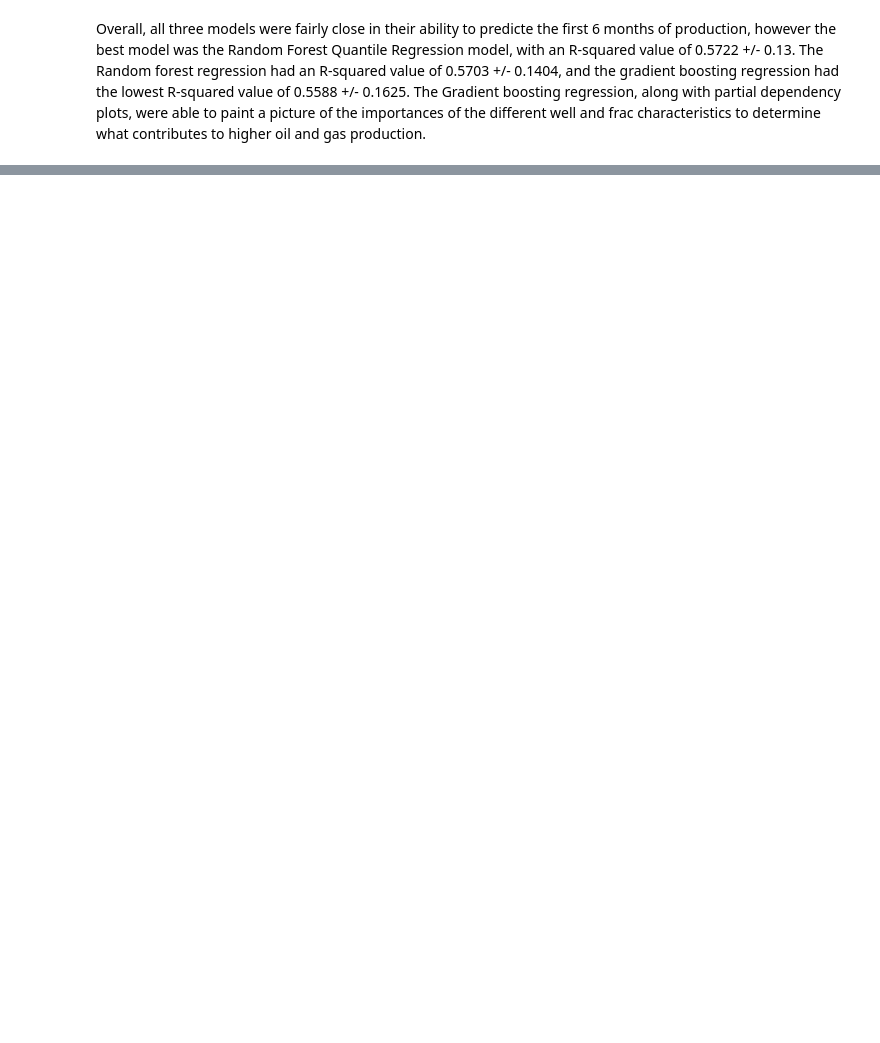
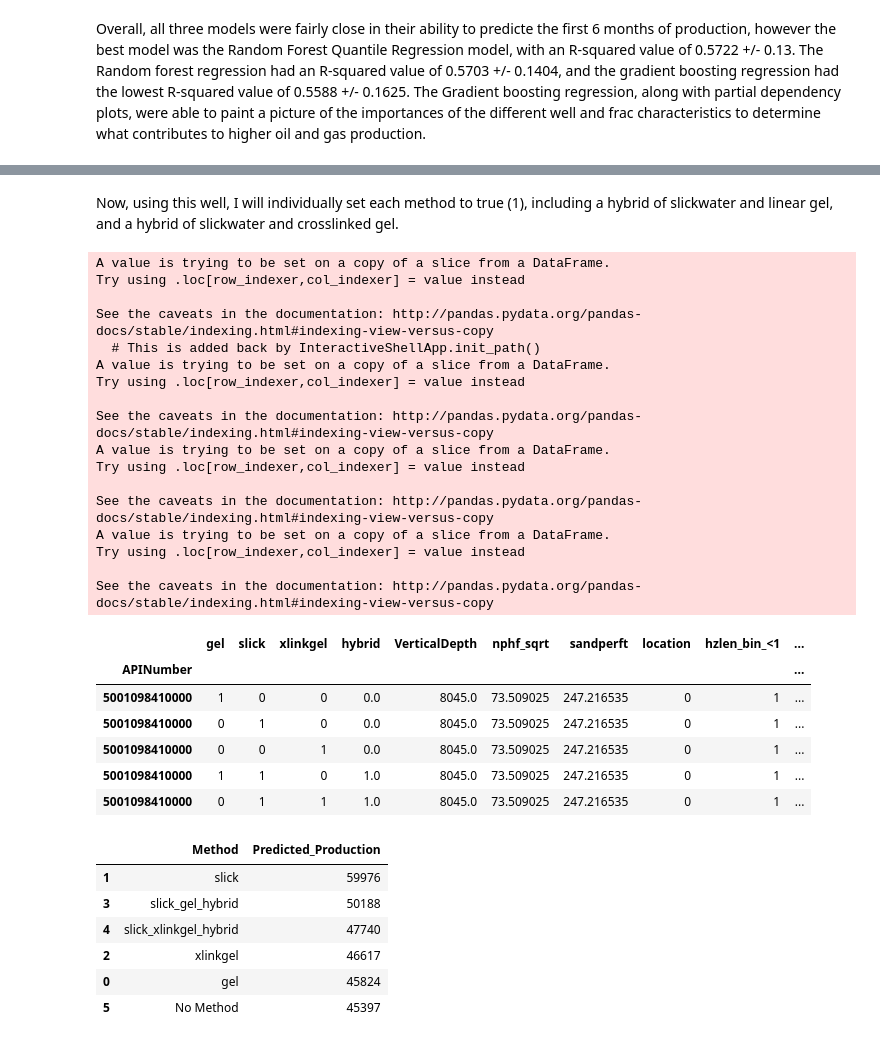
Before and after one commit to ephs08kmp/Frac_Production, a Jupyter notebook: Frac_Production_Modeling_CO.ipynb, the cells around one changed output, grey strips where cells are left out. Saved outputs shown, nothing was run; the diff lists cells and outputs as text; code cells hidden in the pictures; blank space fills up the shorter version.

```diff
--- a/Frac_Production_Modeling_CO.ipynb
+++ b/Frac_Production_Modeling_CO.ipynb
@@ -572,0 +583,76 @@ Overall, all three models were fairly close in their ability to predicte the fir
+# %% [markdown]
+Now, using this well, I will individually set each method to true (1), including a hybrid of slickwater and linear gel, and a hybrid of slickwater and crosslinked gel.
+# %%
+# Creating data frame for the proof of concept wells and a data frame to store the predicted production
+poc = pd.DataFrame()
+preds = pd.DataFrame(columns=['Method','Predicted_Production'])
+
+# Identifying all methods
+methods = ['gel','slick','xlinkgel']
+
+for method in methods:
+    well_ex = cofeats2[cofeats2.index==5001098410000]
+    # Setting each method to 1
+    well_ex[method] = 1
+    # Appending the well to the data frame
+    poc = poc.append(well_ex)
+    # Predicting the production of that method
+    pred = rfqr_grid.predict(well_ex)
+    # Appending the predicted production and method
+    preds = preds.append({'Method':method, 'Predicted_Production':int(pred)}, ignore_index=True)
+
+# Identifying the two hybrid types
+hybrids = ['gel', 'xlinkgel']
+
+for hybrid in hybrids:
+    well_ex = cofeats2[cofeats2.index==5001098410000]
+    # Setting hybrid and slick to 1 (all hybrids are a hybrid of slickwater and something else)
+    well_ex['hybrid'] = 1
+    well_ex['slick'] = 1
+    # Setting the second hybrid ingredient to 1 and appending to the data frame
+    well_ex[hybrid] = 1
+    poc = poc.append(well_ex)
+    # Predicting the production of that method
+    pred = rfqr_grid.predict(well_ex)
+    # Appending the predicted production and method
+    preds = preds.append({'Method':'slick_'+ hybrid + '_hybrid', 'Predicted_Production':int(pred)}, ignore_index=True)
+
+# Predicting based on existing no-method fracing
+well_pred = rfqr_grid.predict(well)
+preds = preds.append({'Method':'No Method', 'Predicted_Production': int(well_pred)}, ignore_index=True)
+
+display(poc)
+# Sorting predicted values
+preds.sort_values('Predicted_Production', ascending=False)
+# %% [output]
+A value is trying to be set on a copy of a slice from a DataFrame.
+Try using .loc[row_indexer,col_indexer] = value instead
+
+See the caveats in the documentation: http://pandas.pydata.org/pandas-docs/stable/indexing.html#indexing-view-versus-copy
+  # This is added back by InteractiveShellApp.init_path()
+A value is trying to be set on a copy of a slice from a DataFrame.
+Try using .loc[row_indexer,col_indexer] = value instead
+
+See the caveats in the documentation: http://pandas.pydata.org/pandas-docs/stable/indexing.html#indexing-view-versus-copy
+A value is trying to be set on a copy of a slice from a DataFrame.
+Try using .loc[row_indexer,col_indexer] = value instead
+
+See the caveats in the documentation: http://pandas.pydata.org/pandas-docs/stable/indexing.html#indexing-view-versus-copy
+A value is trying to be set on a copy of a slice from a DataFrame.
+Try using .loc[row_indexer,col_indexer] = value instead
+
+See the caveats in the documentation: http://pandas.pydata.org/pandas-docs/stable/indexing.html#indexing-view-versus-copy
+|  | gel | slick | xlinkgel | hybrid | VerticalDepth | nphf_sqrt | sandperft | location | hzlen_bin_<1 | ... |
+| APINumber |  |  |  |  |  |  |  |  |  | ... |
+| 5001098410000 | 1 | 0 | 0 | 0.0 | 8045.0 | 73.509025 | 247.216535 | 0 | 1 | ... |
+| 5001098410000 | 0 | 1 | 0 | 0.0 | 8045.0 | 73.509025 | 247.216535 | 0 | 1 | ... |
+| 5001098410000 | 0 | 0 | 1 | 0.0 | 8045.0 | 73.509025 | 247.216535 | 0 | 1 | ... |
+| 5001098410000 | 1 | 1 | 0 | 1.0 | 8045.0 | 73.509025 | 247.216535 | 0 | 1 | ... |
+| 5001098410000 | 0 | 1 | 1 | 1.0 | 8045.0 | 73.509025 | 247.216535 | 0 | 1 | ... |
+|  | Method | Predicted_Production |
+| 1 | slick | 59976 |
+| 3 | slick_gel_hybrid | 50188 |
+| 4 | slick_xlinkgel_hybrid | 47740 |
+| 2 | xlinkgel | 46617 |
+| 0 | gel | 45824 |
+| 5 | No Method | 45397 |
```
Also changed, not shown: parts of 18 cells of this notebook.
